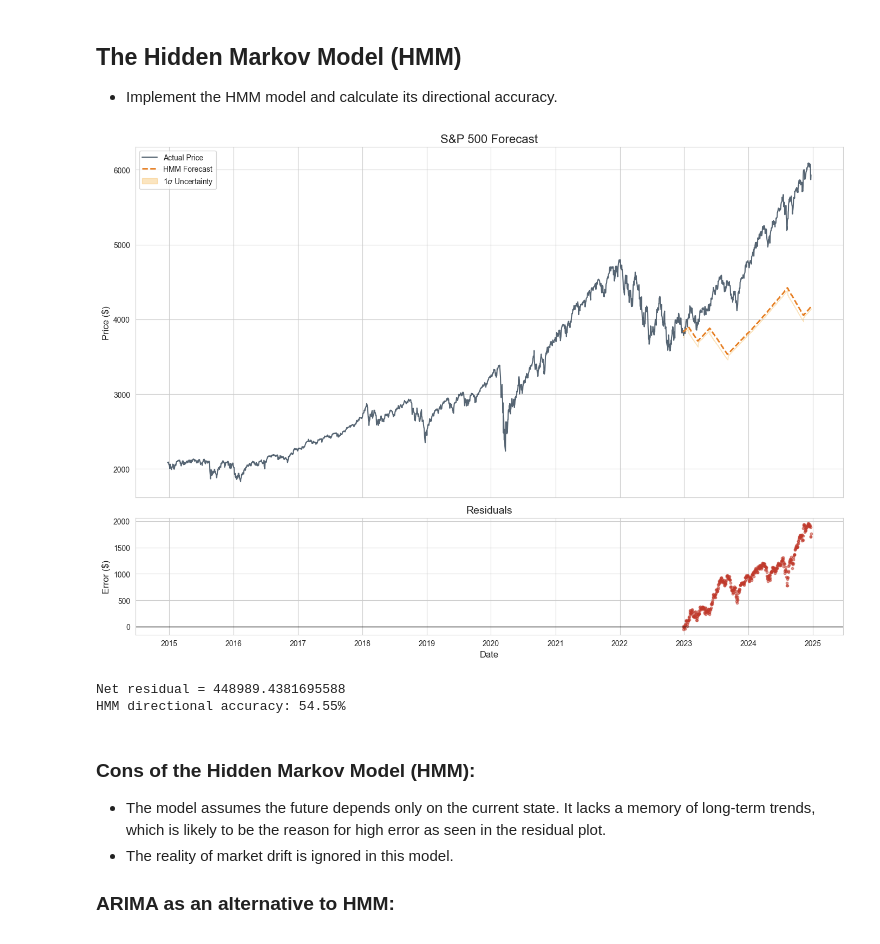
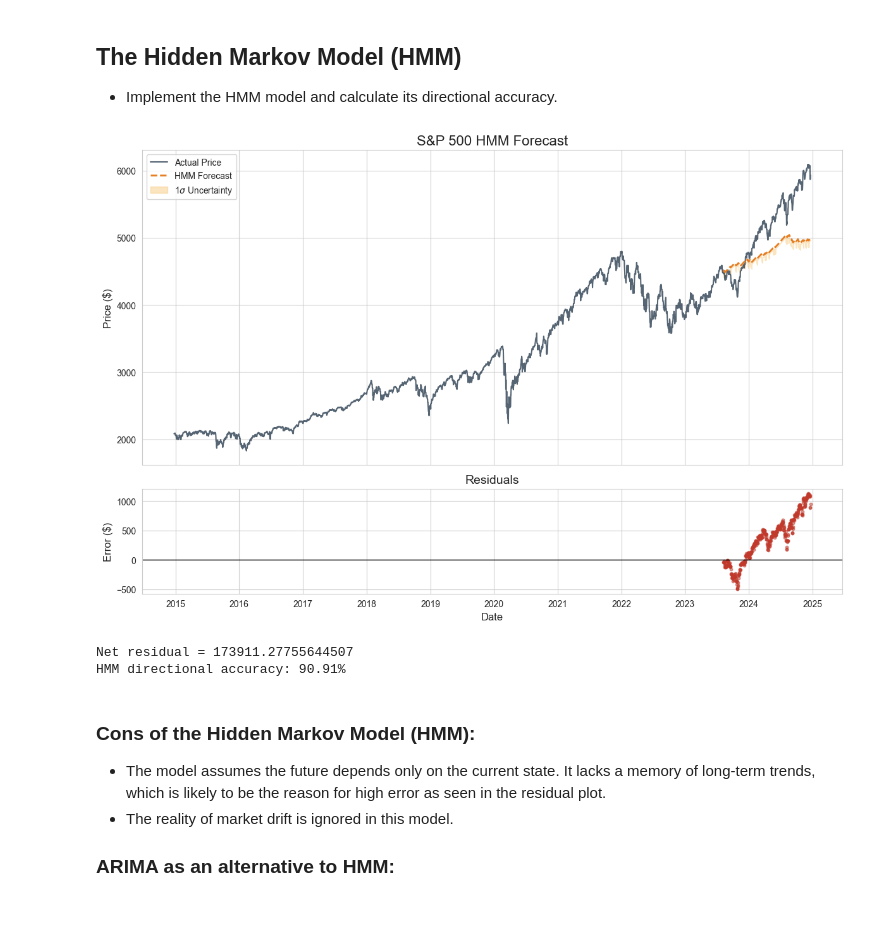
Before and after one commit to sagara92/SandP_Trends_Prediction, a Jupyter notebook: SandP_prediction.ipynb, the cells around one changed output. Cells and saved outputs as stored; diff of their text form; code cells hidden in the pictures; blank space fills up the shorter version.

Commit message:
Fill data gaps, fix plot title, and update the graphs with the updated code..

```diff
--- a/SandP_prediction.ipynb
+++ b/SandP_prediction.ipynb
@@ -92,19 +93,25 @@ def read_file(csv_path):
         return
 
     df['Date'] = pd.to_datetime(df['Date'])
-    df = df.sort_values('Date')
+    df.set_index('Date', inplace=True)
 
-    return df
+    # Forward fill the missing dates
+    full_range = pd.date_range(start=df.index.min(), end=df.index.max(), freq='D')
+    df_filled = df.reindex(full_range).ffill()
+    df_filled.index.name = 'Date'
+    df_filled = df_filled.reset_index()
+
+    return df_filled
 
 
-def plot_forecast(df, forecast_df):
+def plot_forecast(df, forecast_df, model_name):
     """
-    Plots the original price vs HMM predicted price along with the uncertainty bounds,
+    Plots the original price vs predicted price along with the uncertainty bounds,
     including a residual plot at the bottom.
     """
     sns.set_style("whitegrid")
 
-    fig, (ax1, ax2) = plt.subplots(2, 1, figsize=(14, 10), sharex=True,
+    fig, (ax1, ax2) = plt.subplots(2, 1, figsize=(12, 8), sharex=True,
                                    gridspec_kw={'height_ratios': [3, 1]})
 
     # Plot Original Data
@@ -113,14 +120,14 @@ def plot_forecast(df, forecast_df):
 
     # Plot Forecasted Data
     ax1.plot(forecast_df['Date'], forecast_df['S&P500_forecast'],
-             label='HMM Forecast', color='#e67e22', lw=2, linestyle='--')
+             label=f'{model_name} Forecast', color='#e67e22', lw=2, linestyle='--')
 
     # Add Shaded Lower and Upper Bounds
     ax1.fill_between(forecast_df['Date'], forecast_df['S&P500_lower_bound'],
                      forecast_df['S&P500_upper_bound'],
                      color="#f5a930", alpha=0.3, label=r'1$\sigma$ Uncertainty')
 
-    ax1.set_title('S&P 500 Forecast', fontsize=16)
+    ax1.set_title(f'S&P 500 {model_name} Forecast', fontsize=16)
     ax1.set_ylabel('Price ($)', fontsize=12)
     ax1.legend(loc='upper left')
 
@@ -208,37 +215,37 @@ def model_predict_hmm(df, nstates=2, forecast=forecast_days):
         var = np.diag(model.covars_[next_state])[0]
 
         forecast_log_returns.append(mean)
         uncertainties.append(np.sqrt(var))  # Uncertainty = Standard deviation
         last_state = next_state
 
     # Convert to price
     last_price = train_df['S&P500'].iloc[-1]
     forecast_prices = last_price * np.exp(np.cumsum(forecast_log_returns))
     forecast_uncertainties = forecast_prices * np.array(uncertainties)
     forecast_lower_bound = forecast_prices - forecast_uncertainties
     forecast_upper_bound = forecast_prices - forecast_uncertainties
 
     forecast_df = pd.DataFrame({
         'Date': test_df['Date'].values,
         'S&P500_forecast': forecast_prices,
         'S&P500_lower_bound': forecast_lower_bound,
         'S&P500_upper_bound': forecast_upper_bound
     })
 
     return forecast_df
 
 
 
 forecast_df = model_predict_hmm(df)
-plot_forecast(df, forecast_df)
+plot_forecast(df, forecast_df, 'HMM')
 original_price = np.array(df['S&P500'][-len(forecast_df):])
 hmm_forecast_price = np.array(forecast_df['S&P500_forecast'])
 hmm_dir_accuracy = directional_accuracy(original_price, hmm_forecast_price)
 print(f"HMM directional accuracy: {hmm_dir_accuracy:.2f}%")
 # %% [output]
-[figure, old version]
+[figure, new version]
-Net residual = 448989.4381695588
-HMM directional accuracy: 54.55%
+Net residual = 173911.27755644507
+HMM directional accuracy: 90.91%
 # %% [markdown]
 ### Cons of the Hidden Markov Model (HMM):
 - The model assumes the future depends only on the current state. It lacks a memory of long-term trends, which is likely to be the reason for high error as seen in the residual plot.
```
Also changed, not shown: parts of 2 cells of this notebook, 1 other file.
